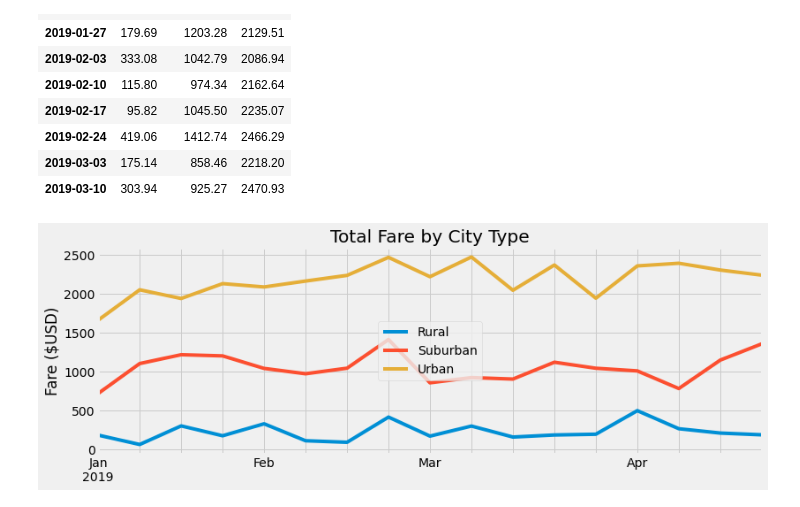
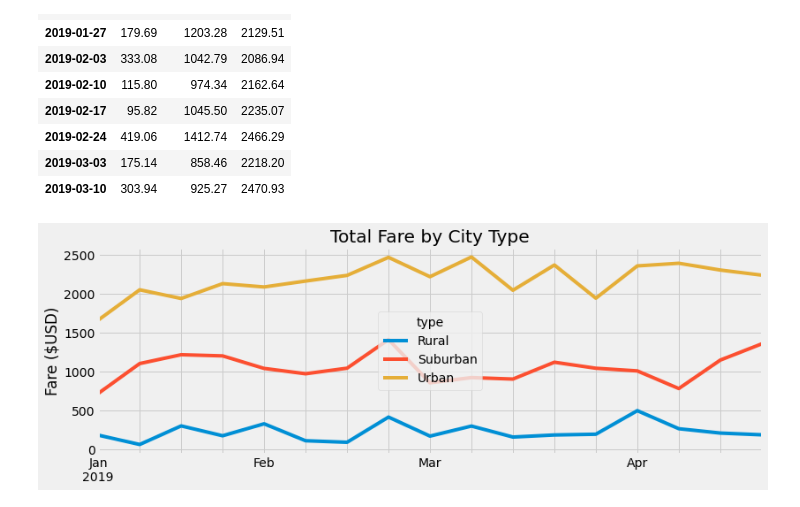
Before and after one commit to sahossain99/PyBer_Analysis, a Jupyter notebook: PyBer_Challenge.ipynb, the cells around one changed output. Saved outputs shown, nothing was run; the diff lists cells and outputs as text; code cells hidden in the pictures.

```diff
--- a/PyBer_Challenge.ipynb
+++ b/PyBer_Challenge.ipynb
@@ -191,24 +191,25 @@ sum_fares_week_df.head(10)
 # %%
 # 16. Using the object-oriented interface method, plot the resample DataFrame using the df.plot() function.
 
 # Import the style from Matplotlib.
 from matplotlib import style
 # Use the graph style fivethirtyeight.
 style.use('fivethirtyeight')
 
 import numpy as np
 ax = sum_fares_week_df.plot(xticks=sum_fares_week_df.index, figsize=(12,4))
 
 # Set the x and y label
 ylab = ax.set_ylabel('Fare ($USD)')
 ax.set_xlabel(None)
 # Create a title.
 ax.set_title("Total Fare by City Type")
-plt.legend(loc='center')
+plt.legend(loc='center', title='type')
+
 # Save Figure
 plt.savefig("analysis/PyBer_fare_summary.png")
 
 
 plt.show()
 # %% [output]
-[figure, old version]
+[figure, new version]
```
